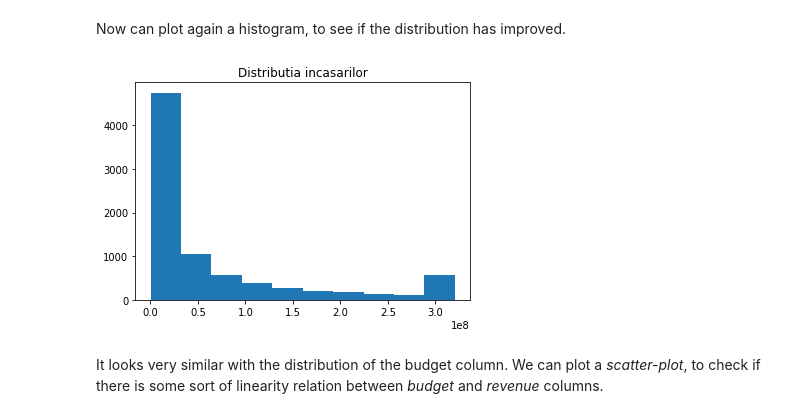
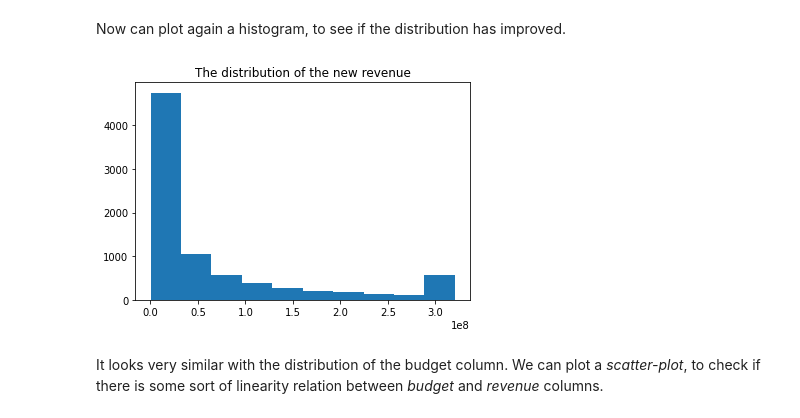
Before and after one commit to Mihai-Bratu-97/Data-Analyst-using-Python-Movies-, a Jupyter notebook: Regresie_liniara_multipla.ipynb, the cells around one changed output. Cells and saved outputs as stored; diff of their text form; code cells hidden in the pictures.

```diff
--- a/Regresie_liniara_multipla.ipynb
+++ b/Regresie_liniara_multipla.ipynb
@@ -296,11 +296,11 @@ movies["new_revenue"] = movies["new_revenue"].clip(q_min, q_max)
 Now can plot again a histogram, to see if the distribution has improved.
 # %%
 plt.hist(movies["new_revenue"], bins=10)
-plt.title("Distributia incasarilor")
+plt.title("The distribution of the new revenue")
 plt.show()
 plt.close()
 # %% [output]
-[figure, old version]
+[figure, new version]
 # %% [markdown]
 It looks very similar with the distribution of the budget column. We can plot a *scatter-plot*, to check if there is some sort of linearity relation between *budget* and *revenue* columns.
 # %%
```
Also changed, not shown: parts of 21 cells of this notebook, 1 other file.
